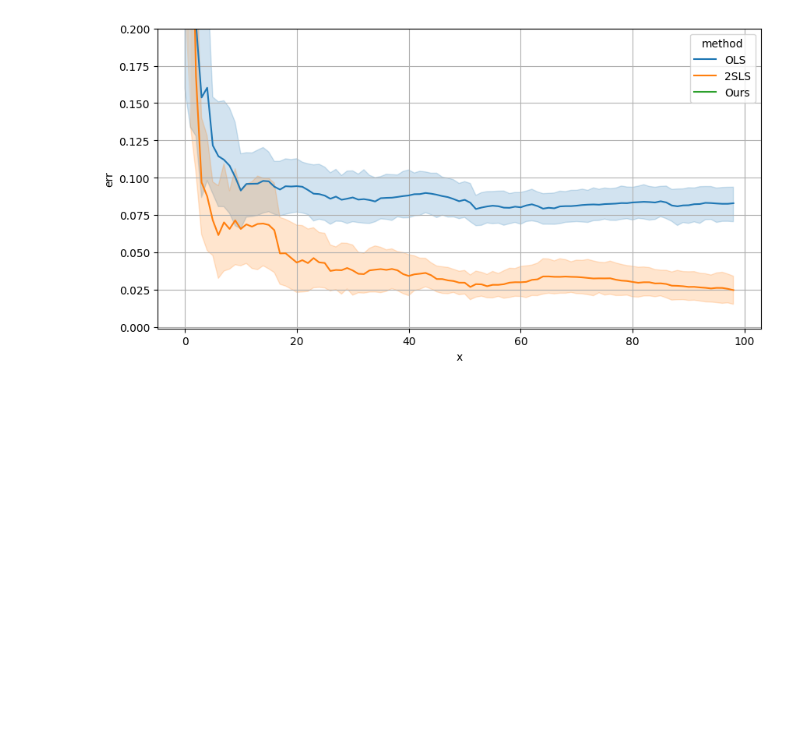
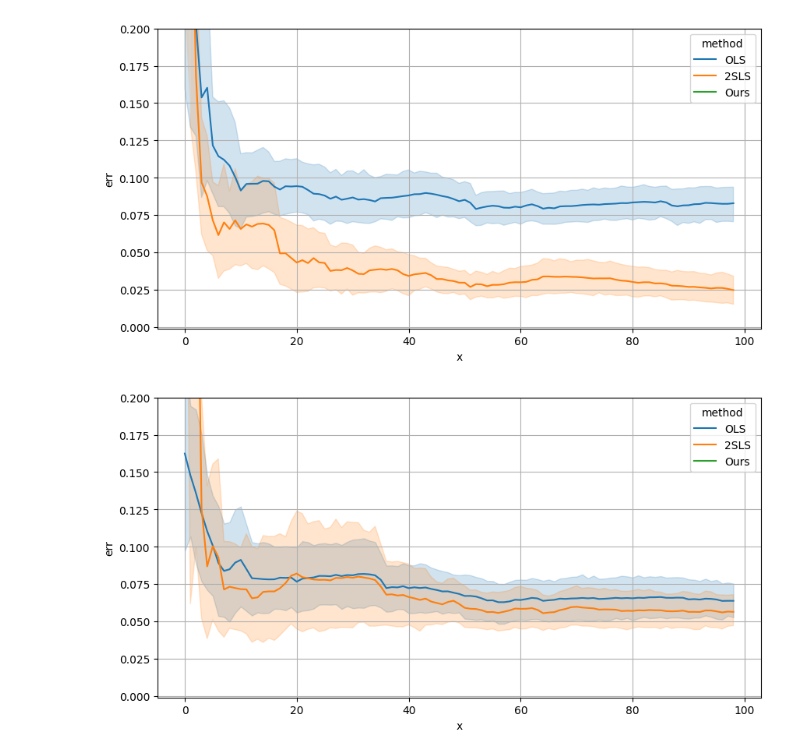
Before and after one commit to muneebaadil/strategic-instrumental-variable-regression, a Jupyter notebook: plot.ipynb, the cells around one changed output. Saved outputs shown, nothing was run; the diff lists cells and outputs as text; code cells hidden in the pictures; blank space fills up the shorter version.

Commit message:
test_param_env for one env without our method

```diff
--- a/plot.ipynb
+++ b/plot.ipynb
@@ -184,3 +184,17 @@ ax.set_ylim(-0.001, 0.2)
 ax.grid()
 # %% [output]
 [figure]
+# %%
+with open(f'experiments-new-theory/test-run/data', 'rb') as f:
+    data =pickle.load(f)
+err = data['error_list_mean']
+err = err[:, 0, :, :]
+df = errmat2df(err)
+fig,ax=plt.subplots(figsize=(10,5))
+sns.lineplot(
+    data=df, x='x', y='err', hue='method', errorbar=('ci', 95), ax=ax
+)
+ax.set_ylim(-0.001, 0.2)
+ax.grid()
+# %% [output]
+[figure, added]
```
Also changed, not shown: 1 other file.
